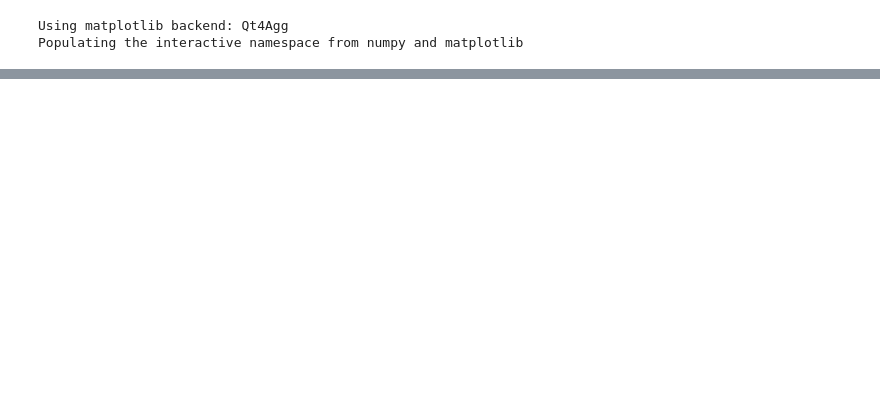
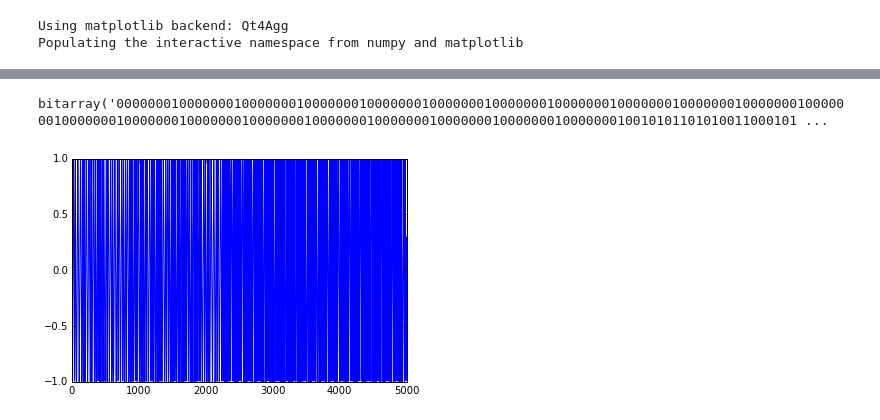
Before and after one commit to yizow/RiFi, a Jupyter notebook: recievePipeline.ipynb, the cells around one changed output, grey strips where cells are left out. Cells and saved outputs as stored; diff of their text form; code cells hidden in the pictures; blank space fills up the shorter version.

```diff
--- a/recievePipeline.ipynb
+++ b/recievePipeline.ipynb
@@ -1205,8 +1194,11 @@ msg6 = mafsk1200(sig3, baud = baud)#, fc = 2700, fd = 1000)
 #print len(msg4)
 # %%
 if 1:
-    plt.plot(msg[8000:8000+5000])
+    plt.plot(msg1[8000:8000+5000])
     print sig3[:1000]
+# %% [output]
+bitarray('0000000100000001000000010000000100000001000000010000000100000001000000010000000100000001000000010000000100000001000000010000000100000001000000010000000100000001000000010010101101010011000101 ...
+[figure, added]
 # %%
 p = pyaudio.PyAudio()
 printDevNumbers(p)
```
Also changed, not shown: parts of 27 cells of this notebook, 2 other files.
